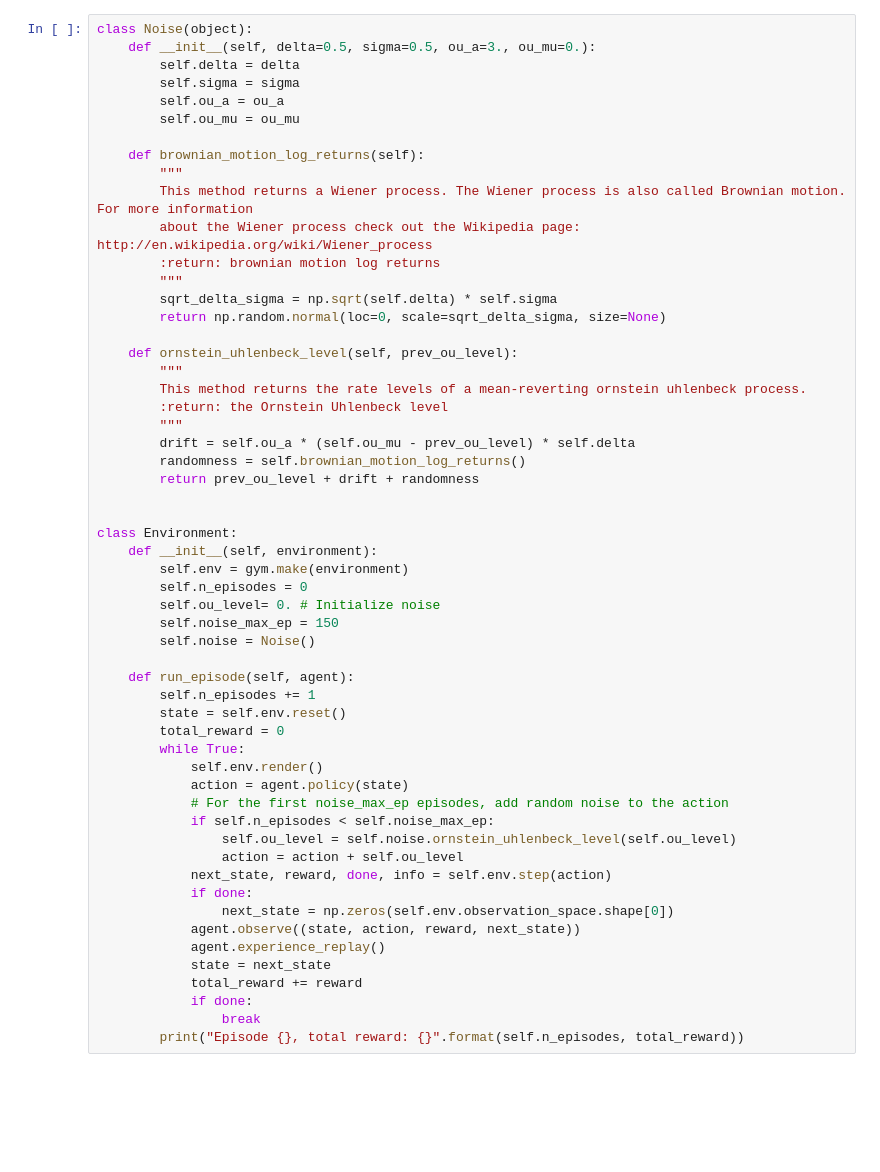
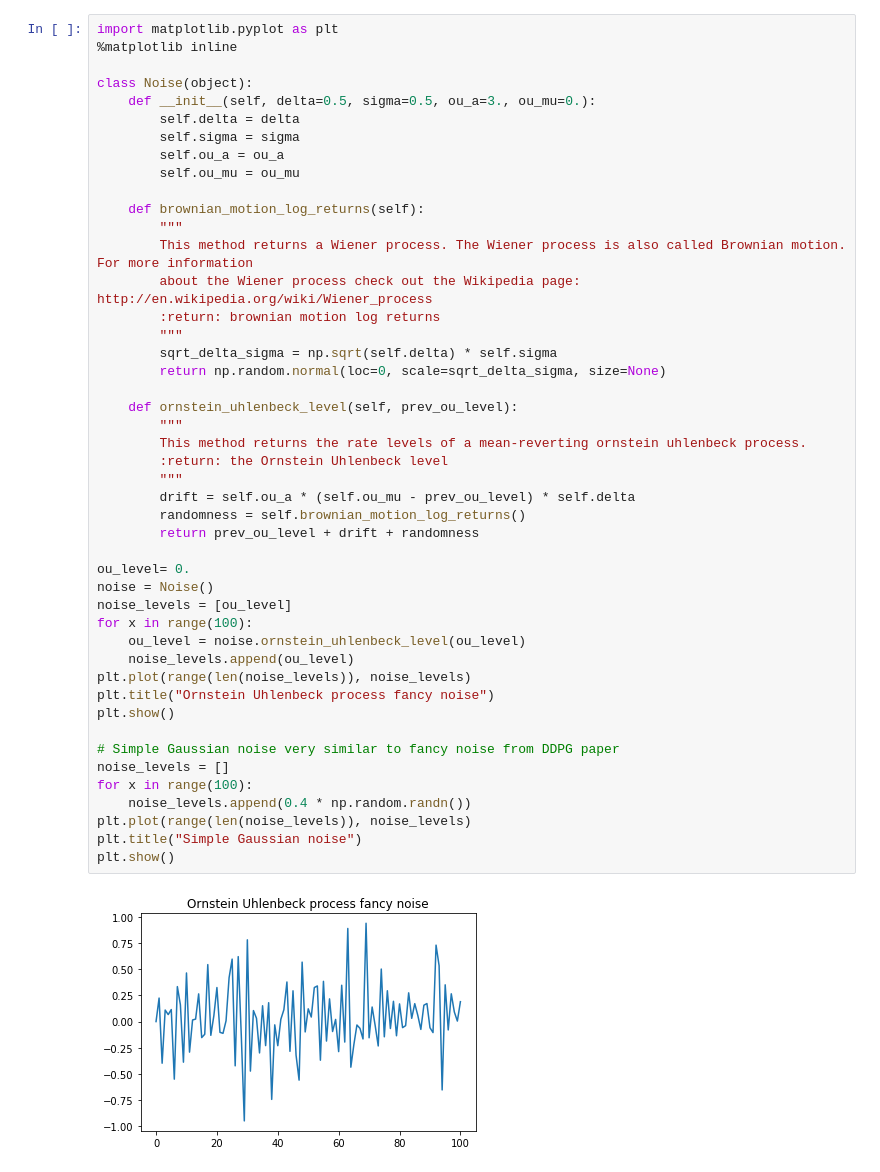
Before and after one commit to TheophileMcgill/OpenAIWorkouts, a Jupyter notebook: DDPG.ipynb, the cells around one changed output. Drawn from its saved outputs; the diff is of its cells as text; blank space fills up the shorter version.

```diff
--- a/DDPG.ipynb
+++ b/DDPG.ipynb
@@ -107,58 +110,50 @@ class Agent:
         for current, target in zip(current_params, target_params):
             target.data = self.target_lr * current.data + (1. - self.target_lr) * target.data
 # %%
+import matplotlib.pyplot as plt
+%matplotlib inline
+
 class Noise(object):
     def __init__(self, delta=0.5, sigma=0.5, ou_a=3., ou_mu=0.):
         self.delta = delta
         self.sigma = sigma
         self.ou_a = ou_a
         self.ou_mu = ou_mu
 
     def brownian_motion_log_returns(self):
         """
         This method returns a Wiener process. The Wiener process is also called Brownian motion. For more information
         about the Wiener process check out the Wikipedia page: http://en.wikipedia.org/wiki/Wiener_process
         :return: brownian motion log returns
         """
         sqrt_delta_sigma = np.sqrt(self.delta) * self.sigma
         return np.random.normal(loc=0, scale=sqrt_delta_sigma, size=None)
 
     def ornstein_uhlenbeck_level(self, prev_ou_level):
         """
         This method returns the rate levels of a mean-reverting ornstein uhlenbeck process.
         :return: the Ornstein Uhlenbeck level
         """
         drift = self.ou_a * (self.ou_mu - prev_ou_level) * self.delta
         randomness = self.brownian_motion_log_returns()
         return prev_ou_level + drift + randomness
 
+ou_level= 0.
+noise = Noise()
+noise_levels = [ou_level]
+for x in range(100):
+    ou_level = noise.ornstein_uhlenbeck_level(ou_level)
+    noise_levels.append(ou_level)
+plt.plot(range(len(noise_levels)), noise_levels)
+plt.title("Ornstein Uhlenbeck process fancy noise")
+plt.show()
 
-class Environment:
-    def __init__(self, environment):
-        self.env = gym.make(environment)
-        self.n_episodes = 0
-        self.ou_level= 0. # Initialize noise
-        self.noise_max_ep = 150
-        self.noise = Noise()
-
-    def run_episode(self, agent):
-        self.n_episodes += 1
-        state = self.env.reset()
-        total_reward = 0
-        while True:
-            self.env.render()
-            action = agent.policy(state)
-            # For the first noise_max_ep episodes, add random noise to the action
-            if self.n_episodes < self.noise_max_ep:
-                self.ou_level = self.noise.ornstein_uhlenbeck_level(self.ou_level)
-                action = action + self.ou_level
-            next_state, reward, done, info = self.env.step(action)
-            if done:
-                next_state = np.zeros(self.env.observation_space.shape[0])
-            agent.observe((state, action, reward, next_state))
-            agent.experience_replay()
-            state = next_state
-            total_reward += reward
-            if done:
-                break
-        print("Episode {}, total reward: {}".format(self.n_episodes, total_reward))
+# Simple Gaussian noise very similar to fancy noise from DDPG paper
+noise_levels = []
+for x in range(100):
+    noise_levels.append(0.4 * np.random.randn())
+plt.plot(range(len(noise_levels)), noise_levels)
+plt.title("Simple Gaussian noise")
+plt.show()
+# %% [output]
+[figure, added]
```
Also changed, not shown: parts of 5 cells of this notebook.
